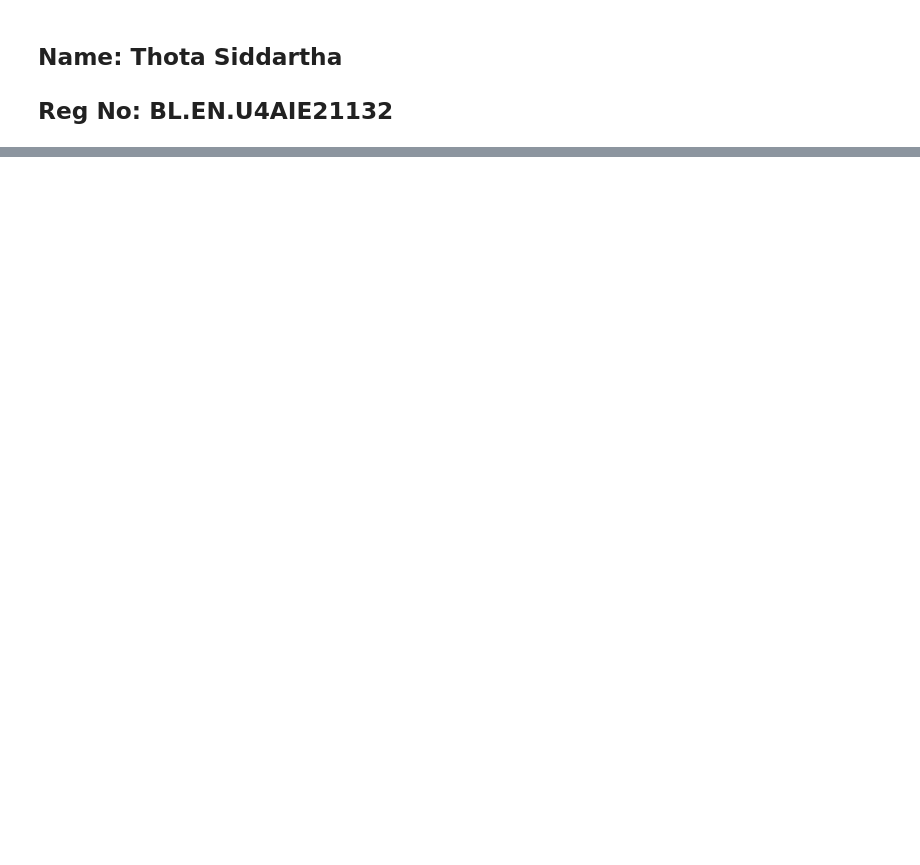
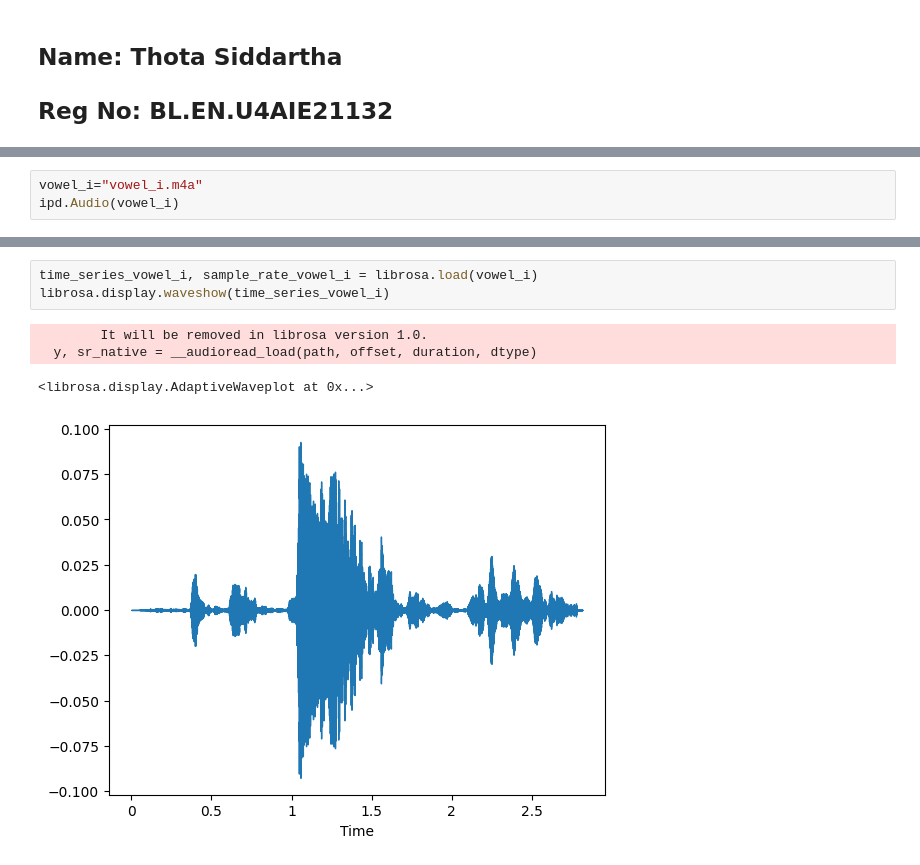
Before and after one commit to siddartha21132/AI-in-Speech-Processing, a Jupyter notebook: 21132_Lab_6.ipynb, the cells around one changed output, grey strips where cells are left out. Cells and saved outputs as stored; diff of their text form; blank space fills up the shorter version.

```diff
--- a/21132_Lab_6.ipynb
+++ b/21132_Lab_6.ipynb
@@ -159,0 +43,3 @@ plt.show()
+# %%
+vowel_i="vowel_i.m4a"
+ipd.Audio(vowel_i)
@@ -159,0 +48,8 @@ plt.show()
+# %%
+time_series_vowel_i, sample_rate_vowel_i = librosa.load(vowel_i)
+librosa.display.waveshow(time_series_vowel_i)
+# %% [output]
+        It will be removed in librosa version 1.0.
+  y, sr_native = __audioread_load(path, offset, duration, dtype)
+<librosa.display.AdaptiveWaveplot at 0x...>
+[figure, added]
```
Also changed, not shown: parts of 37 cells of this notebook.
